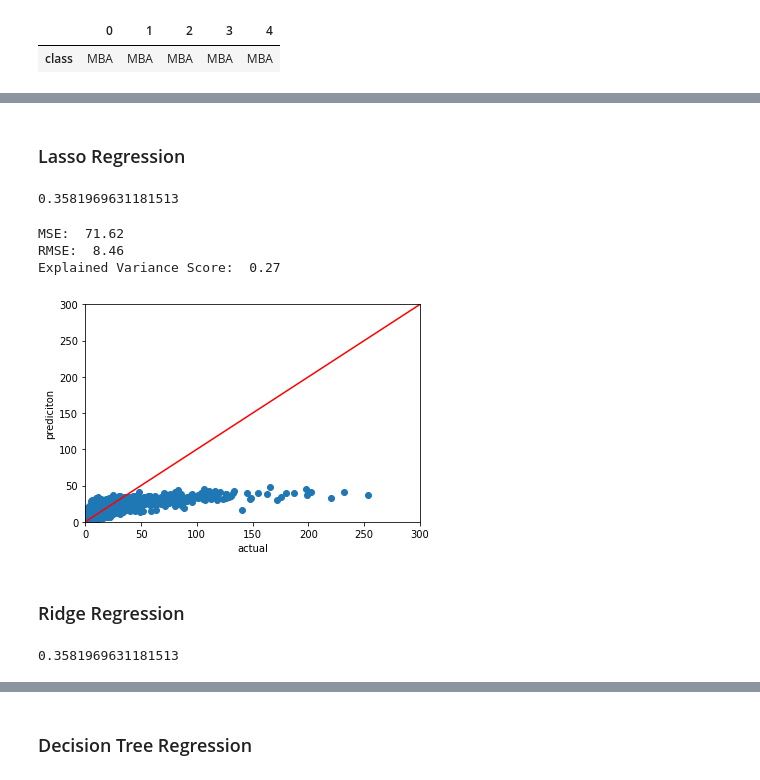
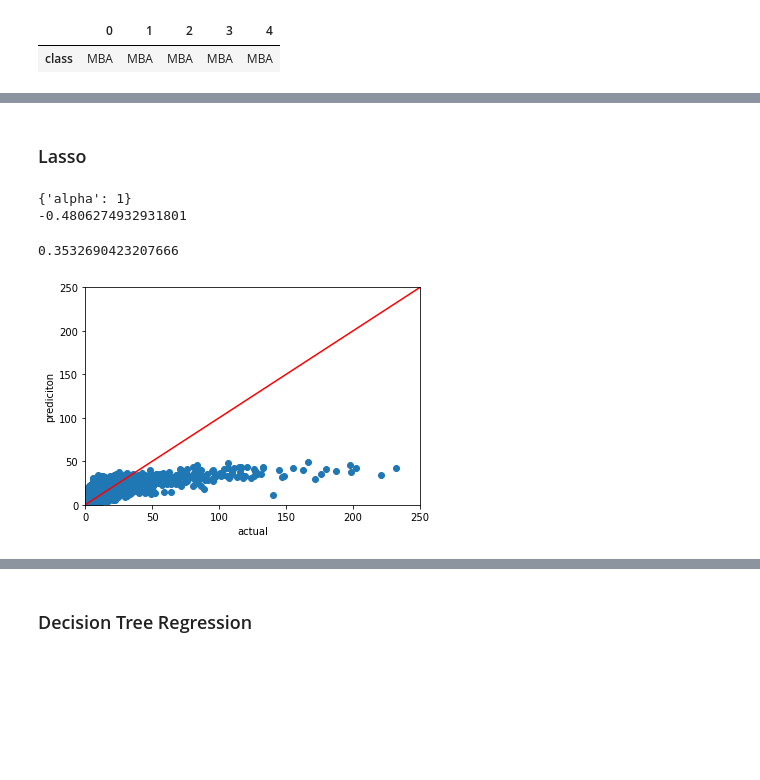
Before and after one commit to emilybocim/springboard, a Jupyter notebook: Capstone Two/Asteroid_Modeling_Tests.ipynb, the cells around one changed output, grey strips where cells are left out. Cells and saved outputs as stored; diff of their text form; code cells hidden in the pictures; blank space fills up the shorter version.

```diff
--- a/Capstone Two/Asteroid_Modeling_Tests.ipynb
+++ b/Capstone Two/Asteroid_Modeling_Tests.ipynb
@@ -69,7 +75,7 @@ Index(['semi-major_axis(au)', 'eccentricity', 'x-y_inclination(deg)',
 # %%
 #Split data into features and target.
 y = df['diameter']
-X = df.drop(columns = 'diameter')
+X = df.drop(columns = ['diameter', 'class','n_obs_used'])
 # %%
 #Create training and test data.
 X_train, X_test, y_train, y_test = train_test_split(
@@ -89,7 +94,0 @@ X_test_scaled = scaler.transform(X_test)
-# %%
-lm = LinearRegression()
-lm.fit(X_train, y_train)
-lm_score = lm.score(X_train, y_train)
-lm_pred = lm.predict(X_test)
-
-print(lm_score)
@@ -111,0 +95,11 @@ Explained Variance Score:  0.3
+# %%
+#Create the model.
+rm = LinearRegression()
+
+#Train the model.
+rm.fit(X_train, y_train)
+
+#Evaluate the model.
+rm_score = rm.score(X_train, y_train)
+
+print(rm_score)
@@ -134,22 +206,22 @@ Standard Deviation of Scores:  0.037767665763228084
 # %% [markdown]
-### Lasso Regression
+### Lasso
+# %%
+param_grid = {'alpha': [0.01,0.05,0.1,1,10,100]}
+lasso = linear_model.Lasso()
+lasso_cv = GridSearchCV(lasso, param_grid, cv=10)
+lasso_cv.fit(X,y)
+
+print(lasso_cv.best_params_)
+
+print(lasso_cv.best_score_)
+# %% [output]
+{'alpha': 1}
+-0.4806274932931801
 # %%
-lasso = linear_model.Lasso()
+lasso = linear_model.Lasso(alpha = 1)
 lasso.fit(X_train, y_train)
 lasso_score = lasso.score(X_train, y_train)
-lasso_pred = lasso.predict(X_test)
 
 print(lasso_score)
 # %% [output]
-0.3581969631181513
+0.3532690423207666
-# %%
-lasso_mse = mean_squared_error(y_test, lasso_pred)
-lasso_rmse = np.sqrt(lasso_mse)
-
-print('MSE: ',round(lasso_mse,2))
-print('RMSE: ',round(lasso_rmse,2))
-print('Explained Variance Score: ',round(explained_variance_score(y_test, lasso_pred),2))
-# %% [output]
-MSE:  71.62
-RMSE:  8.46
-Explained Variance Score:  0.27
@@ -156,21 +230,11 @@ Explained Variance Score:  0.27
 # %%
-plt.scatter(y_test,lasso_pred)
-plt.plot([0,300],[0,300],c = 'red')
+#Plot the predictions against the actual values.
+plt.scatter(y_test, lasso_pred)
+plt.plot([0,250],[0,250],c = 'red')
 plt.xlabel('actual')
 plt.ylabel('prediciton')
-plt.xlim(0, 300)
-plt.ylim(0, 300)
+plt.xlim(0, 250)
+plt.ylim(0, 250)
 plt.show()
 # %% [output]
-[figure, old version]
+[figure, new version]
-# %% [markdown]
-### Ridge Regression
-# %%
-ridge = Ridge()
-ridge.fit(X_train, y_train)
-ridge_score = lasso.score(X_train, y_train)
-ridge_pred = ridge.predict(X_test)
-
-print(ridge_score)
-# %% [output]
-0.3581969631181513
```
Also changed, not shown: parts of 49 cells of this notebook.
